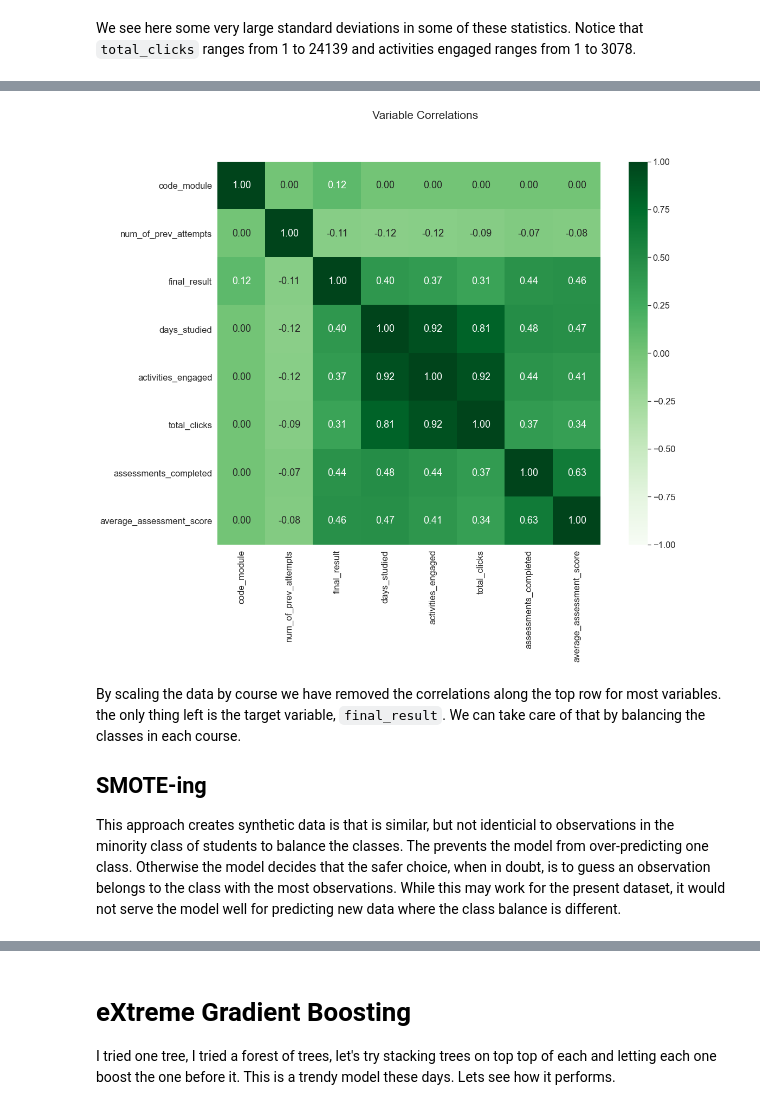
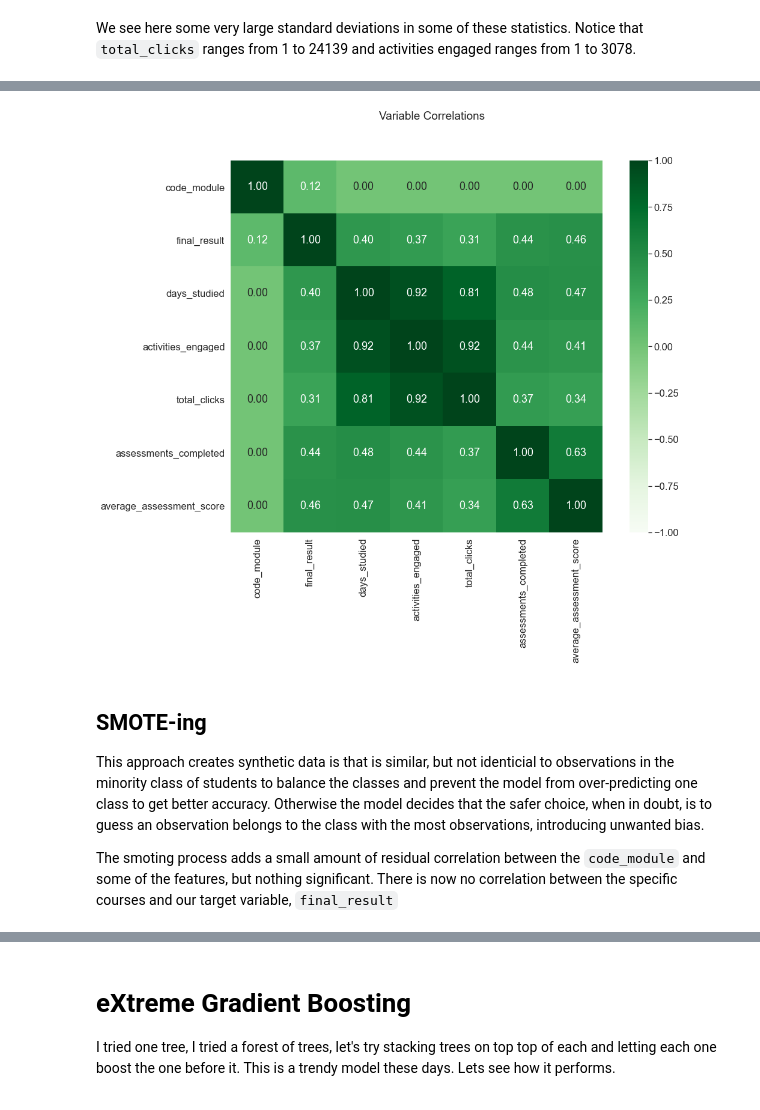
Before and after one commit to Caellwyn/ou_student_predictions, a Jupyter notebook: report/report_notebook.ipynb, the cells around one changed output, grey strips where cells are left out. Drawn from its saved outputs; the diff is of its cells as text; code cells hidden in the pictures.

```diff
--- a/report/report_notebook.ipynb
+++ b/report/report_notebook.ipynb
@@ -103,10 +105,10 @@ Here I will focus on correlations within the activity and assessment statistics
 
 The data below represent the entire dataset, not just the prediction window I will be using for modeling.
 # %%
-df = load_OU_data(prediction_window = None)
-df.drop(columns = ['id_student','region','highest_education', \
+df = load_OU_data(prediction_window = .5)
+df.drop(columns = ['id_student','region','highest_education',\
                    'imd_band','gender','age_band','disability','studied_credits',
-                   'module_presentation_length','date_registration'], inplace = True)
+                   'module_presentation_length','date_registration', 'num_of_prev_attempts'], inplace = True)
 if 'date_unregistration' in df.columns:
     df.drop(columns = ['date_unregistration'], inplace = True)
 df.head()
@@ -233,21 +236,16 @@ Let's take a look at how these steps effect our correlation matrix.
 # %%
 #Setting prediction_window to .5 loads data up to the halfway point of the shortest course present
-half_df = load_OU_data(prediction_window=.5)
-half_df.drop(columns = ['id_student','region','highest_education', \
-                   'imd_band','gender','age_band','disability','studied_credits',
-                   'module_presentation_length','date_registration'], inplace = True)
-
 #Scale the variables, but keep `code_module` for comparing
 cs = CourseScaler(drop_course=False)
-scaled_half_df = cs.fit_transform(half_df)
+scaled_df = cs.fit_transform(df)
 
 #create the new correlation matrix
-registration_correlations(scaled_half_df, cmap = 'Greens', save_path = '../figures/scaledcoursecorr.png')
+registration_correlations(scaled_df, cmap = 'Greens', save_path = '../figures/scaledcoursecorr.png')
 # %% [output]
-[figure, old version]
+[figure, new version]
 # %% [markdown]
-By scaling the data by course we have removed the correlations along the top row for most variables.  the only thing left is the target variable, `final_result`.  We can take care of that by balancing the classes in each course.
+## SMOTE-ing
+This approach creates synthetic data is that is similar, but not identicial to observations in the minority class of students to balance the classes and prevent the model from over-predicting one class to get better accuracy.  Otherwise the model decides that the safer choice, when in doubt, is to guess an observation belongs to the class with the most observations, introducing unwanted bias.
 
-## SMOTE-ing
-This approach creates synthetic data is that is similar, but not identicial to observations in the minority class of students to balance the classes.  The prevents the model from over-predicting one class.  Otherwise the model decides that the safer choice, when in doubt, is to guess an observation belongs to the class with the most observations.  While this may work for the present dataset, it would not serve the model well for predicting new data where the class balance is different.
+The smoting process adds a small amount of residual correlation between the `code_module` and some of the features, but nothing significant.  There is now no correlation between the specific courses and our target variable, `final_result`
 # %%
```
Also changed, not shown: parts of 52 cells of this notebook, 8 other files.
